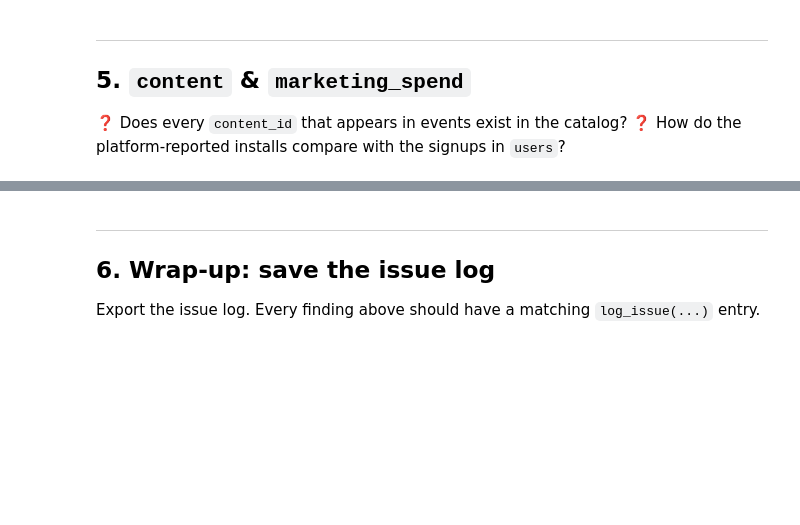
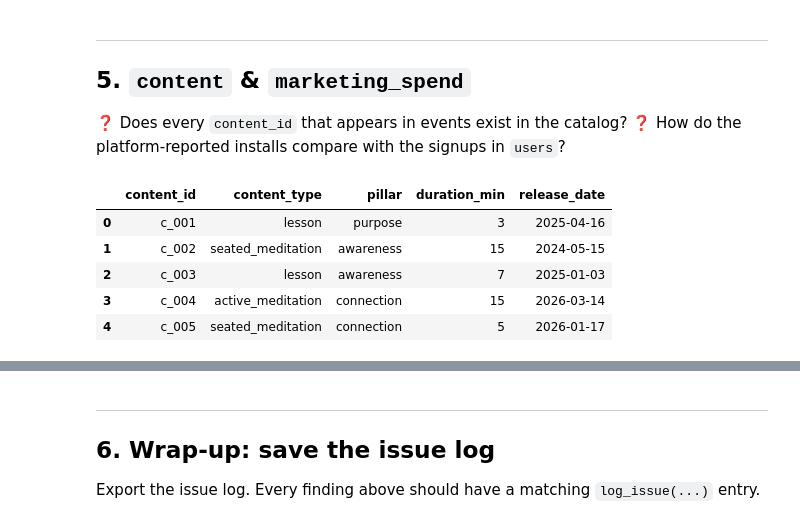
Before and after one commit to Rambagaria/Wellbeing_Data, a Jupyter notebook: 01_data_profiling.ipynb, the cells around one changed output, grey strips where cells are left out. Cells and saved outputs as stored; diff of their text form; code cells hidden in the pictures; blank space fills up the shorter version.

```diff
--- a/01_data_profiling.ipynb
+++ b/01_data_profiling.ipynb
@@ -581,6 +906,15 @@ eligible.groupby(["platform", "signup_app_version"]).assigned.agg(["size", "mean
 ## 5. `content` & `marketing_spend`
 ❓ Does every `content_id` that appears in events exist in the catalog?
 ❓ How do the platform-reported installs compare with the signups in `users`?
+# %%
+content.head()
+# %% [output]
+|  | content_id | content_type | pillar | duration_min | release_date |
+| 0 | c_001 | lesson | purpose | 3 | 2025-04-16 |
+| 1 | c_002 | seated_meditation | awareness | 15 | 2024-05-15 |
+| 2 | c_003 | lesson | awareness | 7 | 2025-01-03 |
+| 3 | c_004 | active_meditation | connection | 15 | 2026-03-14 |
+| 4 | c_005 | seated_meditation | connection | 5 | 2026-01-17 |
 # %%
 print(profile(content))
 ids_in_events = set(events.properties.map(lambda p: json.loads(p).get("content_id") or json.loads(p).get("contentId")).dropna())
```
Also changed, not shown: parts of 33 cells of this notebook, 2 other files.
